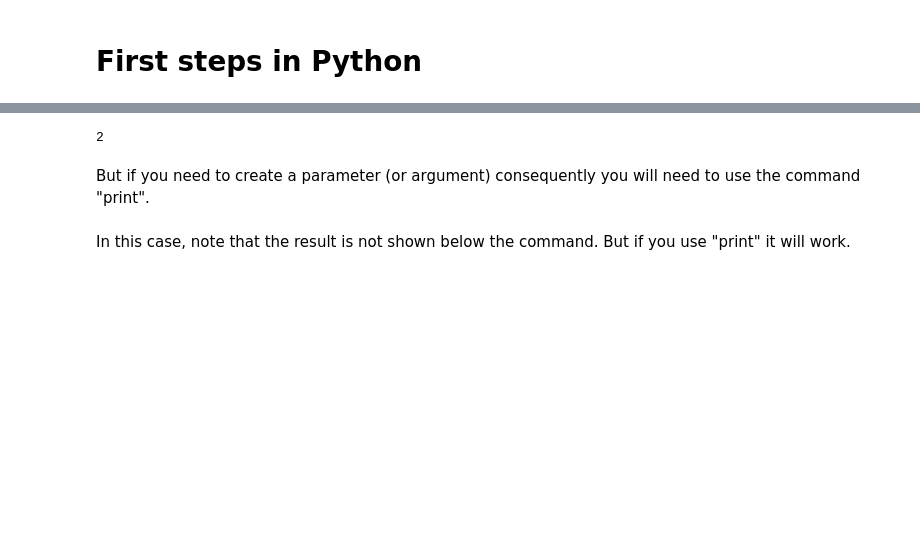
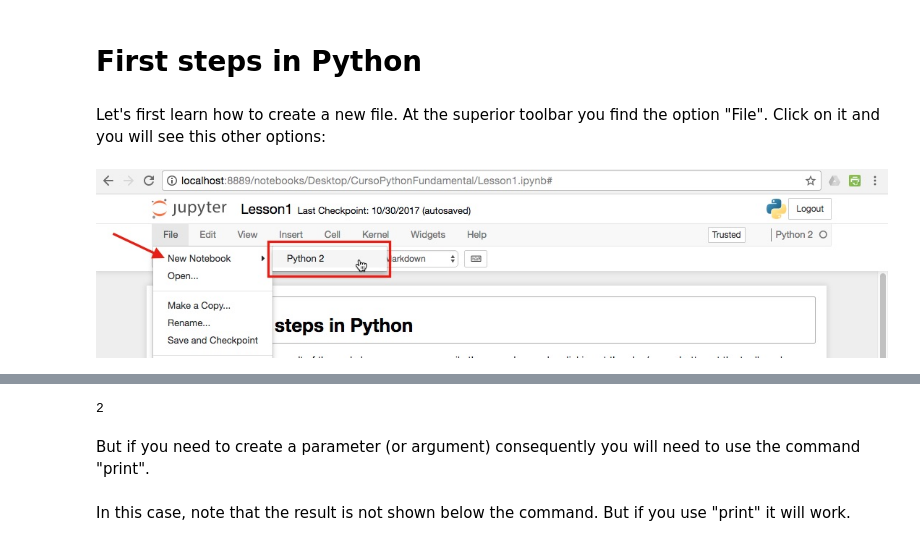
Before and after one commit to raquelsilva/programming_for_teens, a Jupyter notebook: Lesson1.ipynb, the cells around one changed output, grey strips where cells are left out. Cells and saved outputs as stored; diff of their text form; code cells hidden in the pictures; blank space fills up the shorter version.

```diff
--- a/Lesson1.ipynb
+++ b/Lesson1.ipynb
@@ -1,2 +1,9 @@
 # %% [markdown]
 # First steps in Python
+# %% [markdown]
+Let's first learn how to create a new file. At the superior toolbar you find the option "File". Click on it and you will see this other options:
+# %%
+from IPython.display import Image
+Image("images/new_file.jpg")
+# %% [output]
+[figure, added]
```
Also changed, not shown: parts of 11 cells of this notebook.
